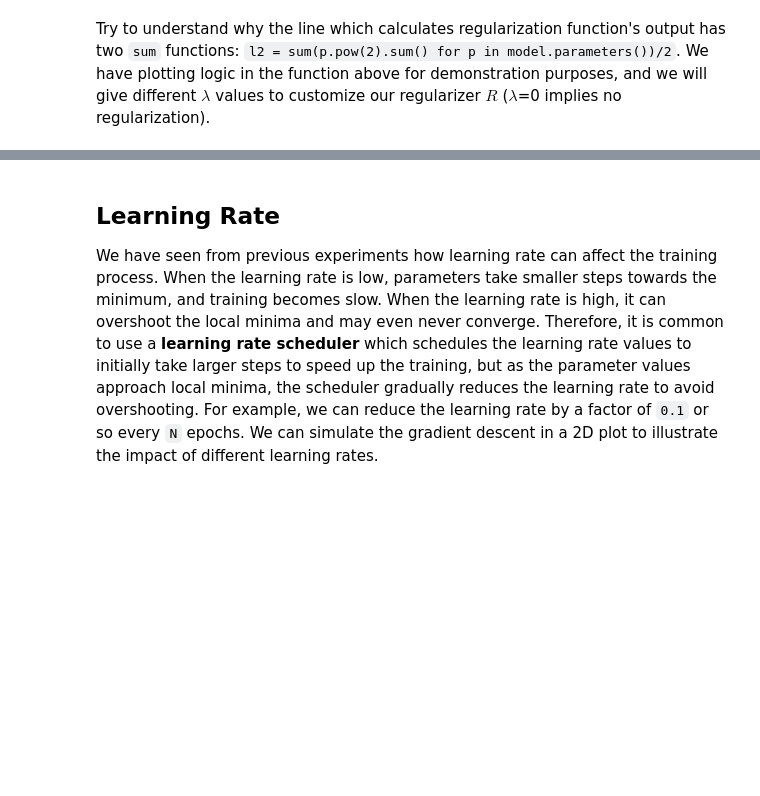
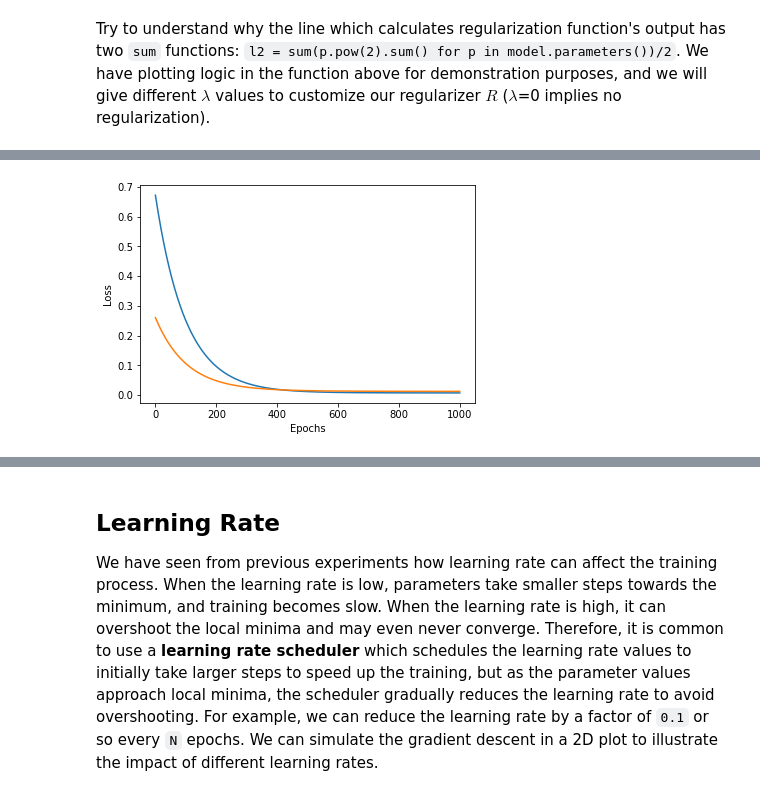
Before and after one commit to shahaliyev/csci4701, a Jupyter notebook: docs/notebooks/04_regul_optim.ipynb, the cells around one changed output, grey strips where cells are left out. Cells and saved outputs as stored; diff of their text form; code cells hidden in the pictures; blank space fills up the shorter version.

```diff
--- a/docs/notebooks/04_regul_optim.ipynb
+++ b/docs/notebooks/04_regul_optim.ipynb
@@ -286,0 +153,3 @@ It implies that the variance of the output will be proportional to the number of
+# %%
+train(model, optimizer, mse, lambda_=5.0) # with regularization
+# %% [output]
@@ -286,0 +161 @@ It implies that the variance of the output will be proportional to the number of
+[figure, added]
```
Also changed, not shown: parts of 56 cells of this notebook, 1 other file.
